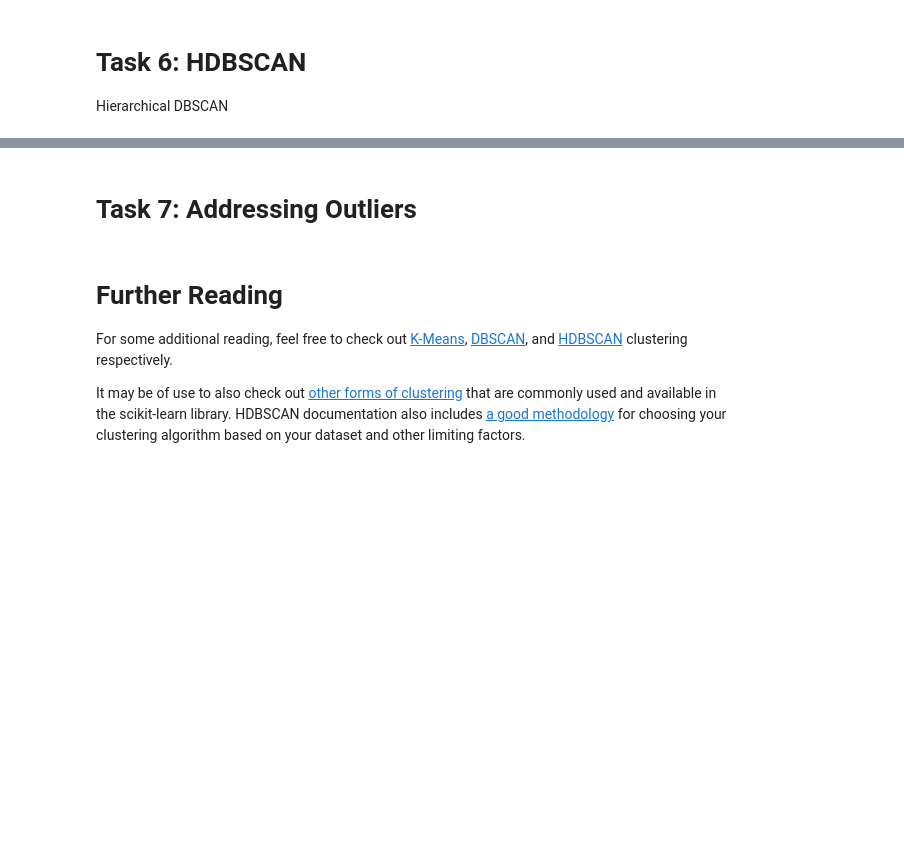
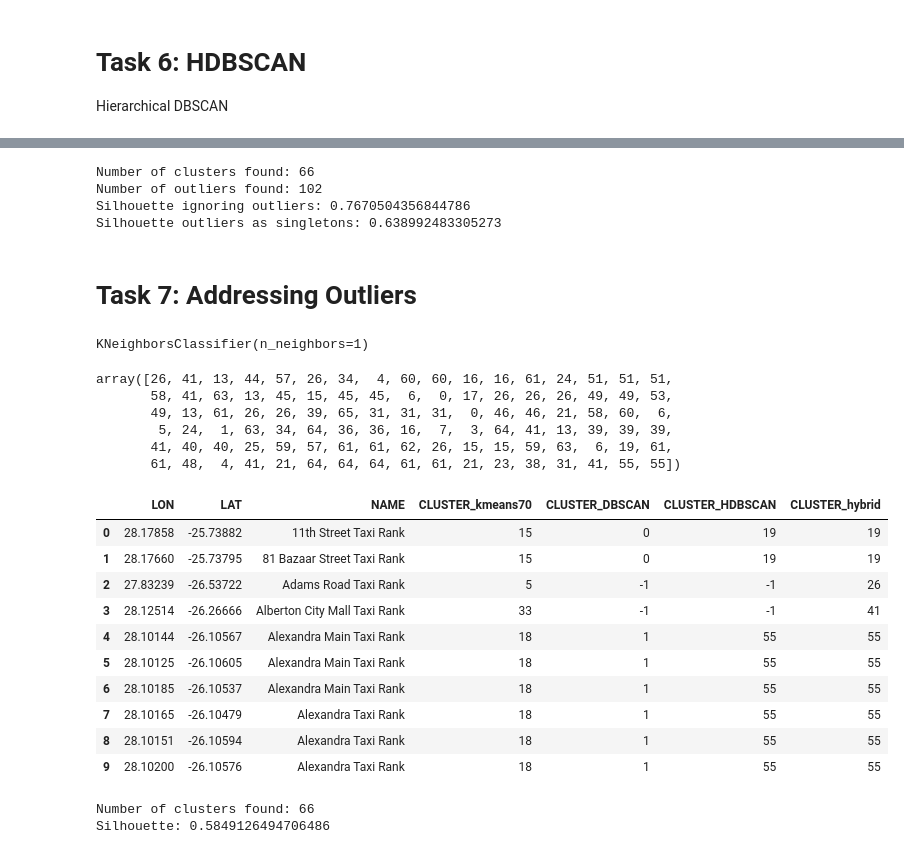
Before and after one commit to ConyYang/Geolocation, a Jupyter notebook: Project.ipynb, the cells around one changed output, grey strips where cells are left out. Drawn from its saved outputs; the diff is of its cells as text; code cells hidden in the pictures; blank space fills up the shorter version.

Commit message:
all html pages generated

```diff
--- a/Project.ipynb
+++ b/Project.ipynb
@@ -218,8 +416,11 @@ print(f'Silhouette ignoring outliers: {silhouette_score(X[class_predictions!=-1]
 
 no_outliers = np.array([(counter+2)*x if x==-1 else x for counter, x in enumerate(class_predictions)])
 print(f'Silhouette outliers as singletons: {silhouette_score(X, no_outliers)}')
-
-m
+# %% [output]
+Number of clusters found: 66
+Number of outliers found: 102
+Silhouette ignoring outliers: 0.7670504356844786
+Silhouette outliers as singletons: 0.638992483305273
 # %% [markdown]
 <a id='task7'></a>
 # Task 7: Addressing Outliers
@@ -225,0 +430,42 @@ m
+# %%
+# split the dataset
+df_train = df[df.CLUSTER_HDBSCAN != -1]
+df_test = df[df.CLUSTER_HDBSCAN == -1]
+# %%
+X_train = np.array(df_train[['LON', 'LAT']], dtype = 'float64')
+y_train = np.array(df_train['CLUSTER_HDBSCAN'])
+
+X_test = np.array(df_test[['LON', 'LAT']], dtype = 'float64')
+y_test = np.array(df_test['CLUSTER_HDBSCAN'], dtype = 'float64')
+# %%
+# fit the classifier
+classifier.fit(X_train, y_train)
+# %% [output]
+KNeighborsClassifier(n_neighbors=1)
+# %%
+predictions = classifier.predict(X_test)
+predictions
+# %% [output]
+array([26, 41, 13, 44, 57, 26, 34,  4, 60, 60, 16, 16, 61, 24, 51, 51, 51,
+       58, 41, 63, 13, 45, 15, 45, 45,  6,  0, 17, 26, 26, 26, 49, 49, 53,
+       49, 13, 61, 26, 26, 39, 65, 31, 31, 31,  0, 46, 46, 21, 58, 60,  6,
+        5, 24,  1, 63, 34, 64, 36, 36, 16,  7,  3, 64, 41, 13, 39, 39, 39,
+       41, 40, 40, 25, 59, 57, 61, 61, 62, 26, 15, 15, 59, 63,  6, 19, 61,
+       61, 48,  4, 41, 21, 64, 64, 64, 61, 61, 21, 23, 38, 31, 41, 55, 55])
+# %%
+# append to dataframe
+df['CLUSTER_hybrid'] = df['CLUSTER_HDBSCAN']
+df.loc[df.CLUSTER_HDBSCAN == -1, 'CLUSTER_hybrid'] = predictions
+df.head(10)
+# %% [output]
+|  | LON | LAT | NAME | CLUSTER_kmeans70 | CLUSTER_DBSCAN | CLUSTER_HDBSCAN | CLUSTER_hybrid |
+| 0 | 28.17858 | -25.73882 | 11th Street Taxi Rank | 15 | 0 | 19 | 19 |
+| 1 | 28.17660 | -25.73795 | 81 Bazaar Street Taxi Rank | 15 | 0 | 19 | 19 |
+| 2 | 27.83239 | -26.53722 | Adams Road Taxi Rank | 5 | -1 | -1 | 26 |
+| 3 | 28.12514 | -26.26666 | Alberton City Mall Taxi Rank | 33 | -1 | -1 | 41 |
+| 4 | 28.10144 | -26.10567 | Alexandra Main Taxi Rank | 18 | 1 | 55 | 55 |
+| 5 | 28.10125 | -26.10605 | Alexandra Main Taxi Rank | 18 | 1 | 55 | 55 |
+| 6 | 28.10185 | -26.10537 | Alexandra Main Taxi Rank | 18 | 1 | 55 | 55 |
+| 7 | 28.10165 | -26.10479 | Alexandra Taxi Rank | 18 | 1 | 55 | 55 |
+| 8 | 28.10151 | -26.10594 | Alexandra Taxi Rank | 18 | 1 | 55 | 55 |
+| 9 | 28.10200 | -26.10576 | Alexandra Taxi Rank | 18 | 1 | 55 | 55 |
@@ -226,13 +475,7 @@ m
 # %%
-
+class_predictions = df.CLUSTER_hybrid
 print(f'Number of clusters found: {len(np.unique(class_predictions))}')
 print(f'Silhouette: {silhouette_score(X, class_predictions)}')
-
-m.save('hybrid.html')
+# %% [output]
+Number of clusters found: 66
+Silhouette: 0.5849126494706486
-# %% [markdown]
-<a id='further'></a>
-# Further Reading
-
-For some additional reading, feel free to check out [K-Means](https://scikit-learn.org/stable/modules/generated/sklearn.cluster.KMeans.html), [DBSCAN](https://scikit-learn.org/stable/modules/generated/sklearn.cluster.DBSCAN.html), and [HDBSCAN](https://hdbscan.readthedocs.io/en/latest/) clustering respectively.
-
-It may be of use to also check out [other forms of clustering](https://scikit-learn.org/stable/modules/clustering.html) that are commonly used and available in the scikit-learn library. HDBSCAN documentation also includes [a good methodology](https://hdbscan.readthedocs.io/en/latest/comparing_clustering_algorithms.html) for choosing your clustering algorithm based on your dataset and other limiting factors.
```
Also changed, not shown: parts of 38 cells of this notebook, 9 other files.
